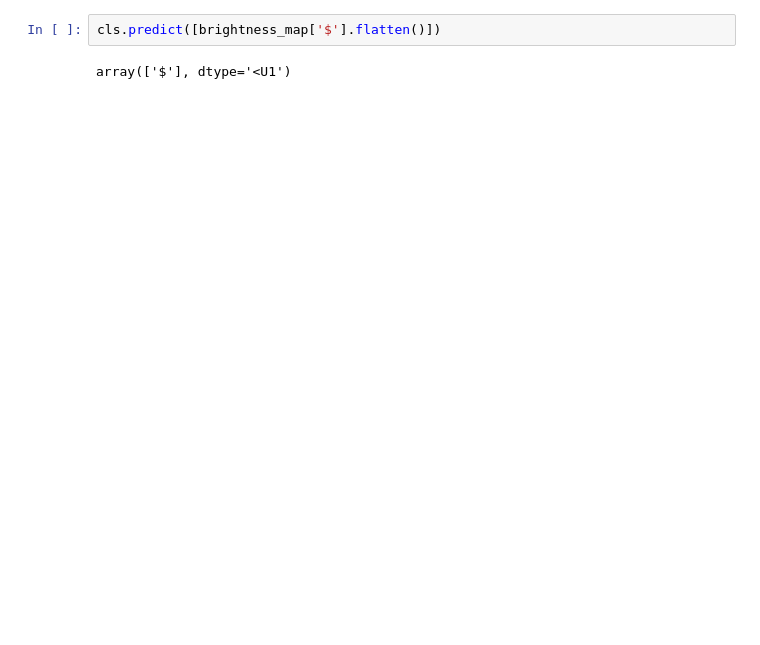
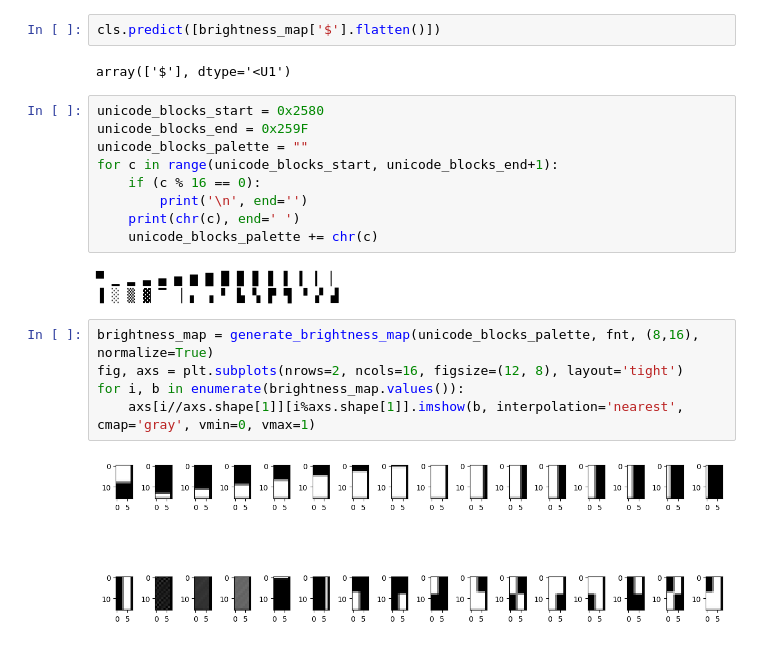
Before and after one commit to wojciechsadlik/python-char-art, a Jupyter notebook: font_test.ipynb, the cells around one changed output. Saved outputs shown, nothing was run; the diff lists cells and outputs as text; blank space fills up the shorter version.

```diff
--- a/font_test.ipynb
+++ b/font_test.ipynb
@@ -223,3 +225,22 @@ final 0.7035789473684211
 cls.predict([brightness_map['$'].flatten()])
 # %% [output]
 array(['$'], dtype='<U1')
+# %%
+unicode_blocks_start = 0x2580
+unicode_blocks_end = 0x259F
+unicode_blocks_palette = ""
+for c in range(unicode_blocks_start, unicode_blocks_end+1):
+    if (c % 16 == 0):
+        print('\n', end='')
+    print(chr(c), end=' ')
+    unicode_blocks_palette += chr(c)
+# %% [output]
+▀ ▁ ▂ ▃ ▄ ▅ ▆ ▇ █ ▉ ▊ ▋ ▌ ▍ ▎ ▏
+▐ ░ ▒ ▓ ▔ ▕ ▖ ▗ ▘ ▙ ▚ ▛ ▜ ▝ ▞ ▟
+# %%
+brightness_map = generate_brightness_map(unicode_blocks_palette, fnt, (8,16), normalize=True)
+fig, axs = plt.subplots(nrows=2, ncols=16, figsize=(12, 8), layout='tight')
+for i, b in enumerate(brightness_map.values()):
+    axs[i//axs.shape[1]][i%axs.shape[1]].imshow(b, interpolation='nearest', cmap='gray', vmin=0, vmax=1)
+# %% [output]
+[figure, added]
```
Also changed, not shown: parts of 6 cells of this notebook, 6 other files.
